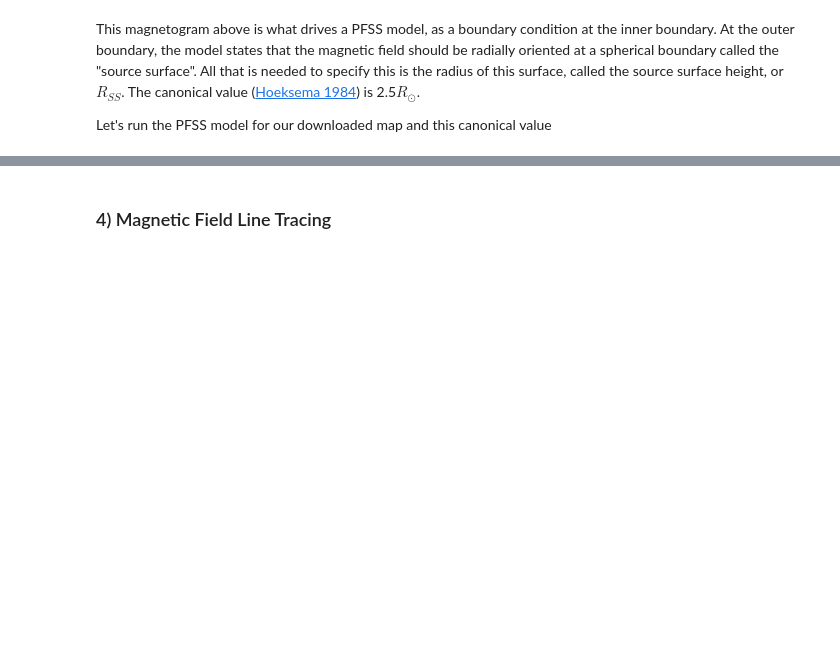
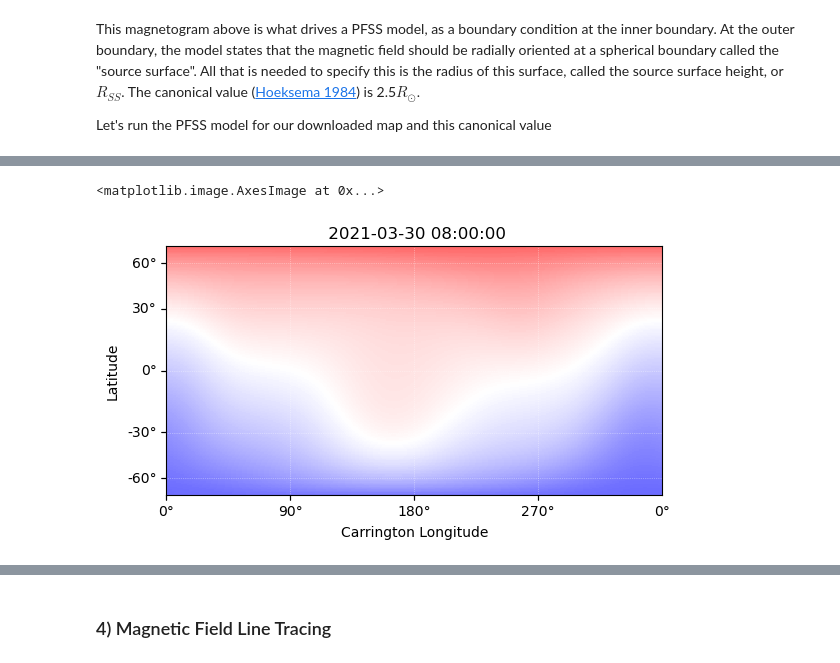
Before and after one commit to STBadman/PSP_Scholars_Tutorial, a Jupyter notebook: PFSS_Tutorial.ipynb, the cells around one changed output, grey strips where cells are left out. Drawn from its saved outputs; the diff is of its cells as text; code cells hidden in the pictures; blank space fills up the shorter version.

```diff
--- a/PFSS_Tutorial.ipynb
+++ b/PFSS_Tutorial.ipynb
@@ -167,0 +199,5 @@ This has produced a `pfsspy.Output` object (see https://pfsspy.readthedocs.io/en
+# %%
+pfss_model.source_surface_br.plot(cmap="bwr",vmin=-5e4,vmax=5e4)
+# %% [output]
+<matplotlib.image.AxesImage at 0x...>
+[figure, added]
```
Also changed, not shown: parts of 11 cells of this notebook.
